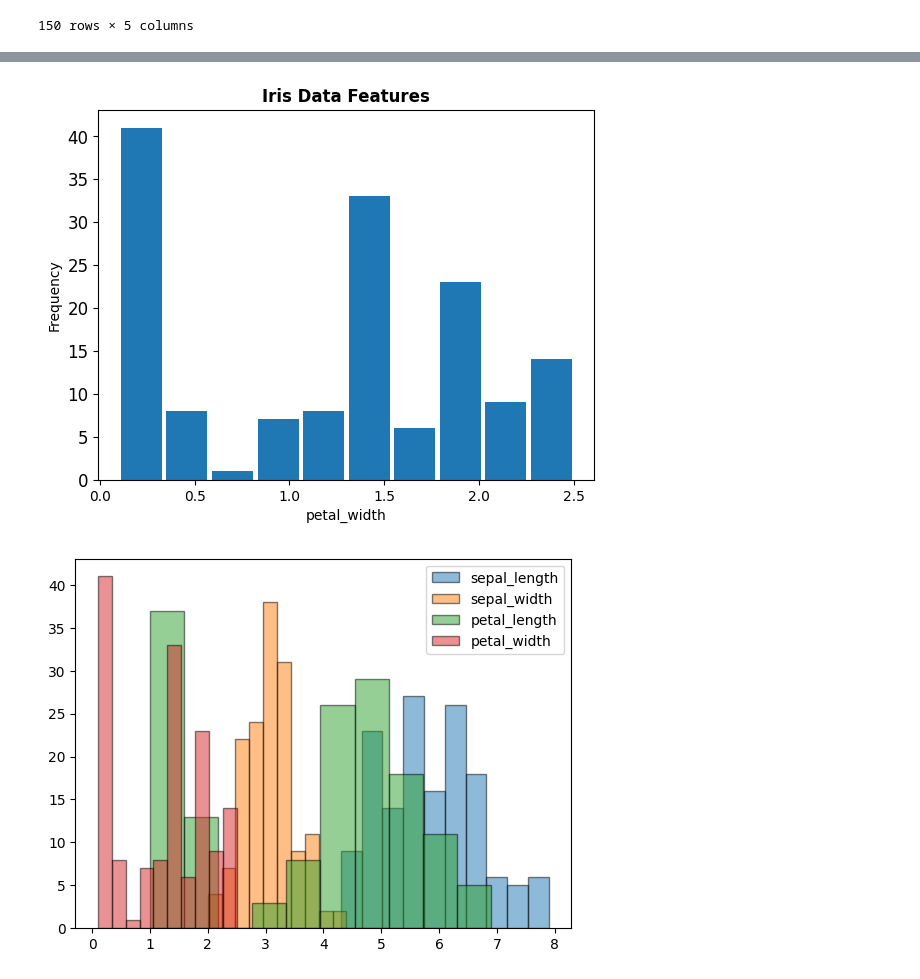
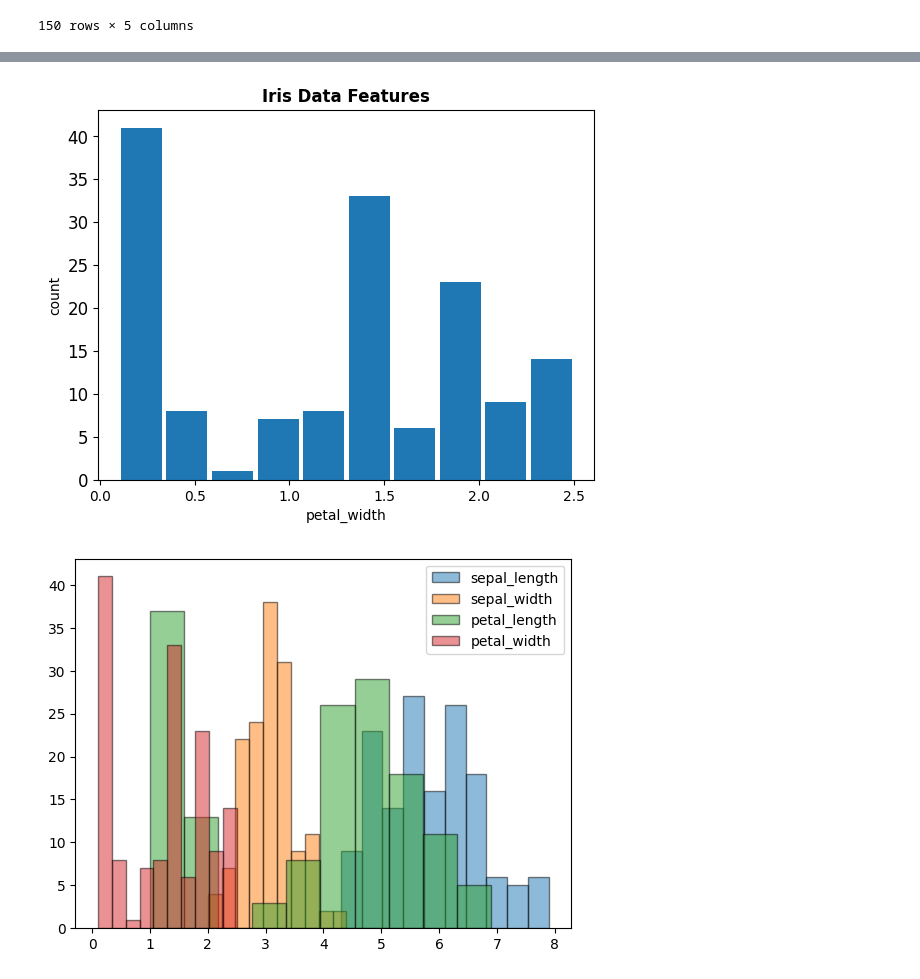
Before and after one commit to HewaOrang/pands-project, a Jupyter notebook: project.ipynb, the cells around one changed output, grey strips where cells are left out. Cells and saved outputs as stored; diff of their text form; code cells hidden in the pictures.

```diff
--- a/project.ipynb
+++ b/project.ipynb
@@ -113,23 +113,23 @@ ax = plt.savefig('petal_length')
 # %%
 ax = df["petal_width"].hist(grid=False, # Remove grid
                         xlabelsize=10, # Change size of labels on the x-axis
                         ylabelsize=12, # Change size of labels on the y-axis
                         # bins=20, # Number of bins
                         # edgecolor='black', # Color of the border
                         # color='orange', # Color of the bins
                         rwidth=0.9, # Space between bins
                         # legend =('petal_width')
                        )
 ax.set_title('Iris Data Features', weight='bold')
 
 # Add label names
 ax.set_xlabel('petal_width')
-ax.set_ylabel('Frequency')
+ax.set_ylabel('count')
 
 # Show the plot
 ax = plt.savefig('petal_width')
 # %% [output]
-[figure, old version]
+[figure, new version]
 # %%
 plt.hist(df['sepal_length'], edgecolor='black', label='sepal_length', alpha=0.5) # plt.hist() is a function that creates a histogram alll the features are combined into a single histogram
 plt.hist(df['sepal_width'], edgecolor='black', label='sepal_width', alpha=0.5)
```
Also changed, not shown: parts of 13 cells of this notebook, 6 other files.
